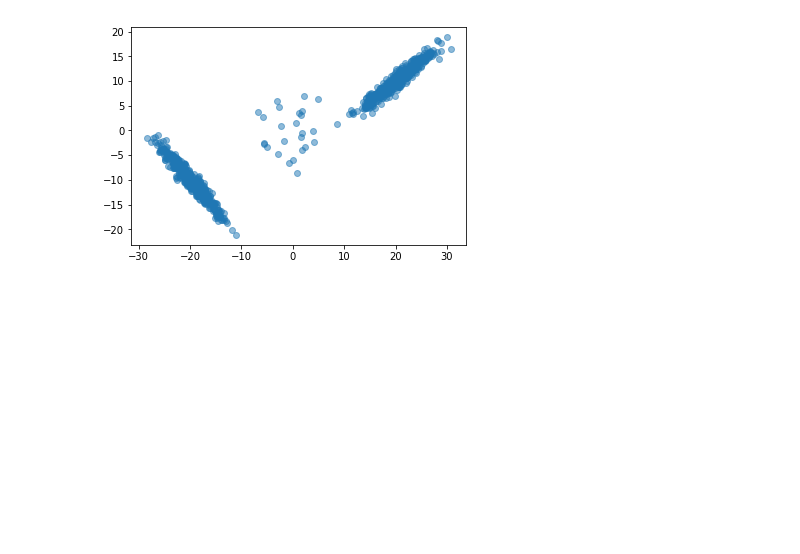
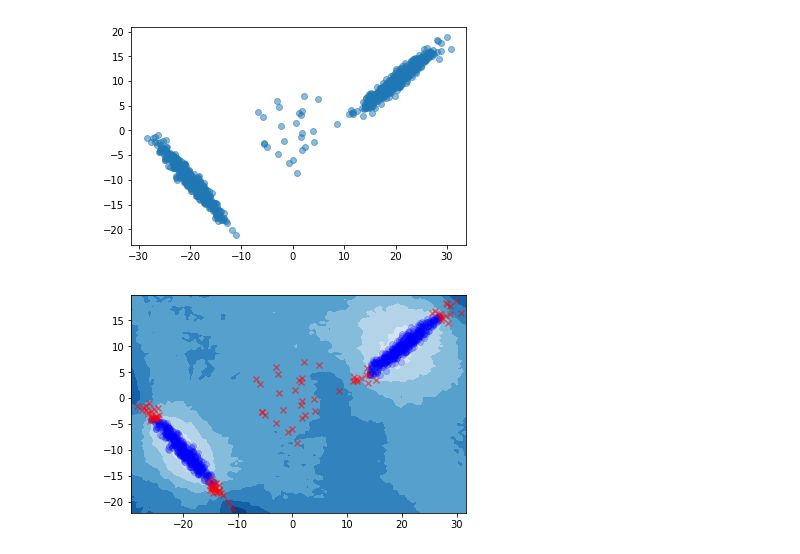
Before and after one commit to neerajgaur/RandomHyperplanes, a Jupyter notebook: proof_of_concept/correlated-data.ipynb, the cells around one changed output. Cells and saved outputs as stored; diff of their text form; code cells hidden in the pictures; blank space fills up the shorter version.

```diff
--- a/proof_of_concept/correlated-data.ipynb
+++ b/proof_of_concept/correlated-data.ipynb
@@ -81,23 +81,25 @@ plt.show()
 # %% [output]
 [figure]
 # %%
-rhp = RandomProjectionForest(n_estimators=N_ESTIMATORS, method='rcf').fit(X)
+rhp = RandomProjectionForest(n_estimators=N_ESTIMATORS).fit(X)
 
 y_pred = rhp.predict(X, score_at=SCORE_AT)
 
 X_non_pred = X[y_pred == 0]
 X_ano_pred = X[y_pred == 1]
 
 Z = 1 - rhp.decision_function(np.c_[xx.ravel(), yy.ravel()])
 
 Z = Z.reshape(xx.shape)
 plt.contourf(xx, yy, Z, cmap=plt.cm.Blues_r)
 
 plt.scatter(X_non_pred[:, 0], X_non_pred[:, 1], c='b', alpha=0.2, marker='o')
 plt.scatter(X_ano_pred[:, 0], X_ano_pred[:, 1], c='r', alpha=0.5, marker='x')
 plt.xlim([np.min(X[:, 0])-1.0, np.max(X[:, 0])+1.0])
 plt.ylim([np.min(X[:, 1])-1.0, np.max(X[:, 1])+1.0])
 plt.show()
+# %% [output]
+[figure, added]
 # %%
 rcf = IsolationForest(n_estimators=N_ESTIMATORS, method='rcf').fit(X)
 
```
Also changed, not shown: parts of 3 cells of this notebook.
